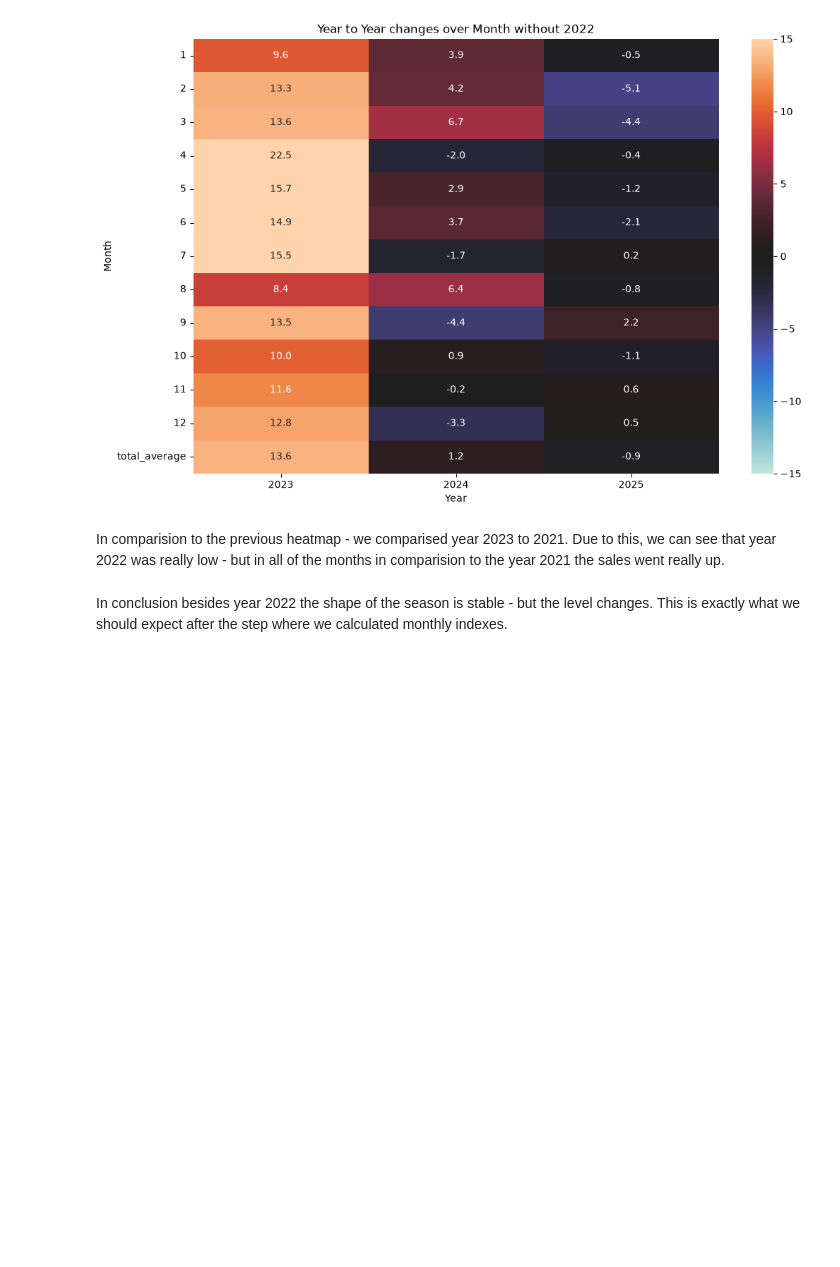
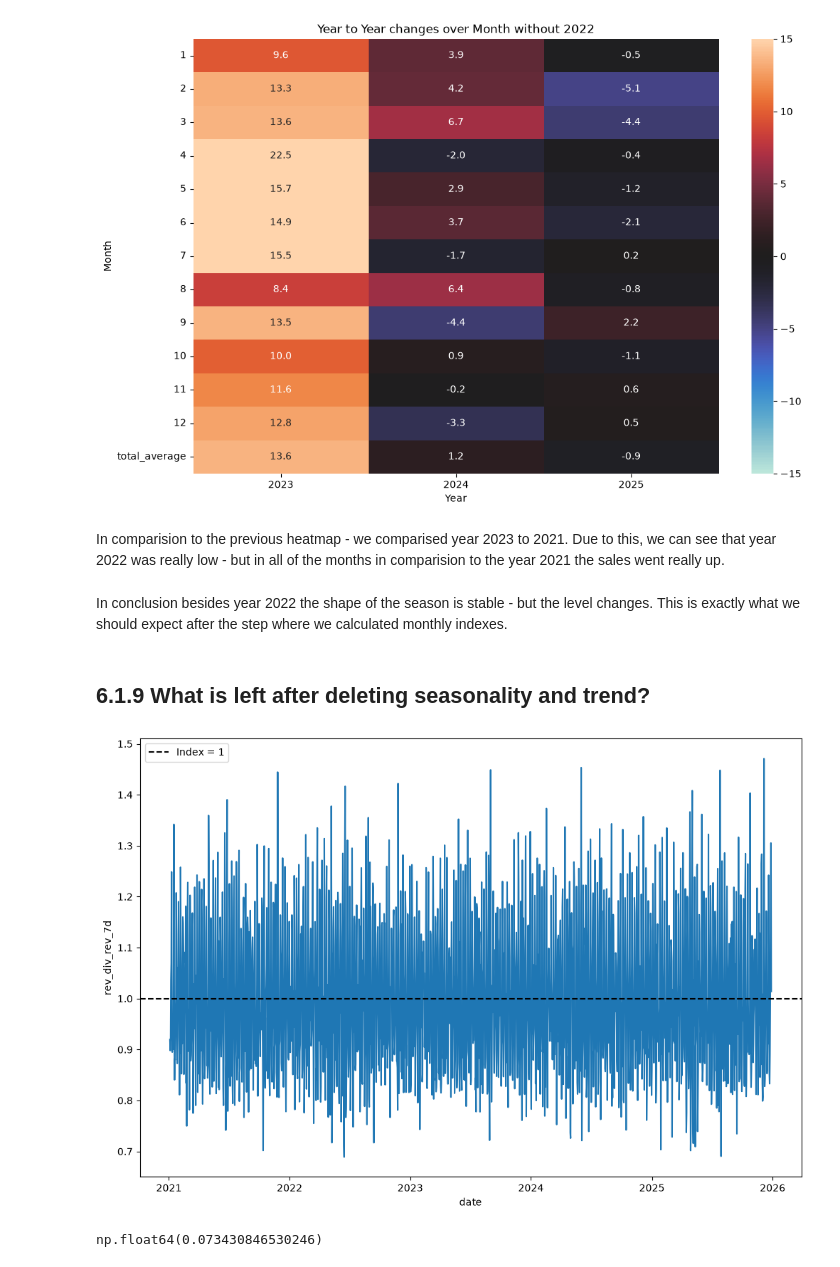
Before and after one commit to Grzegosh/sku_prediction, a Jupyter notebook: EDA.ipynb, the cells around one changed output. Cells and saved outputs as stored; diff of their text form; code cells hidden in the pictures; blank space fills up the shorter version.

```diff
--- a/EDA.ipynb
+++ b/EDA.ipynb
@@ -452,3 +452,19 @@ plt.xlabel("Year");
 In comparision to the previous heatmap - we comparised year 2023 to 2021. Due to this, we can see that year 2022 was really low - but in all of the months in comparision to the year 2021 the sales went really up.
 # %% [markdown]
 In conclusion besides year 2022 the shape of the season is stable - but the level changes. This is exactly what we should expect after the step where we calculated monthly indexes.
+# %% [markdown]
+## 6.1.9 What is left after deleting seasonality and trend?
+# %%
+trend_df = fact_sales_agg_daily_calendar.copy()
+trend_df['rev_div_rev_7d'] = trend_df['revenue'] / trend_df['revenue_7_d_avg']
+# %%
+plt.figure(figsize=(12,8))
+ax = sns.lineplot(
+    trend_df,
+    x='date',
+    y='rev_div_rev_7d'
+)
+ax.axhline(1.0, c='black', linestyle='--', label="Index = 1")
+plt.legend();
+# %% [output]
+[figure, added]
@@ -454,0 +478,4 @@ In conclusion besides year 2022 the shape of the season is stable - but the leve
+# %%
+trend_df_wo_weekly_profile['rev_div_rev_7d_wo_w_index'].std()
+# %% [output]
+np.float64(0.073430846530246)
```
Also changed, not shown: parts of 5 cells of this notebook, 1 other file.
